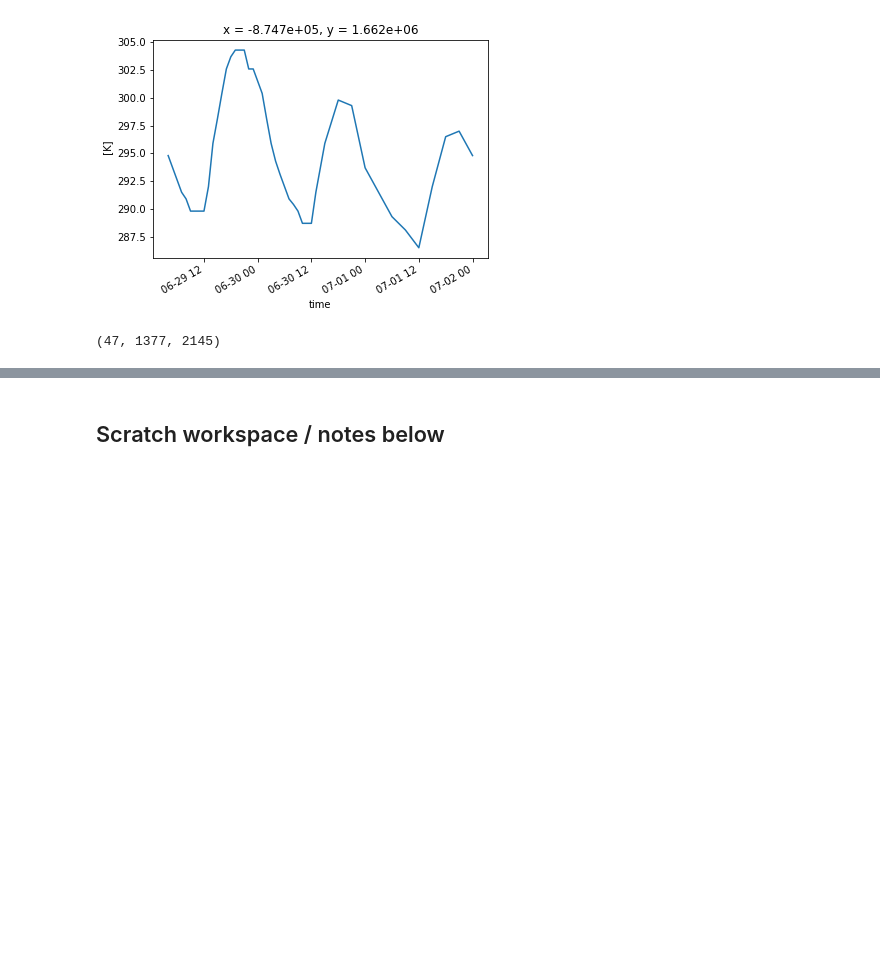
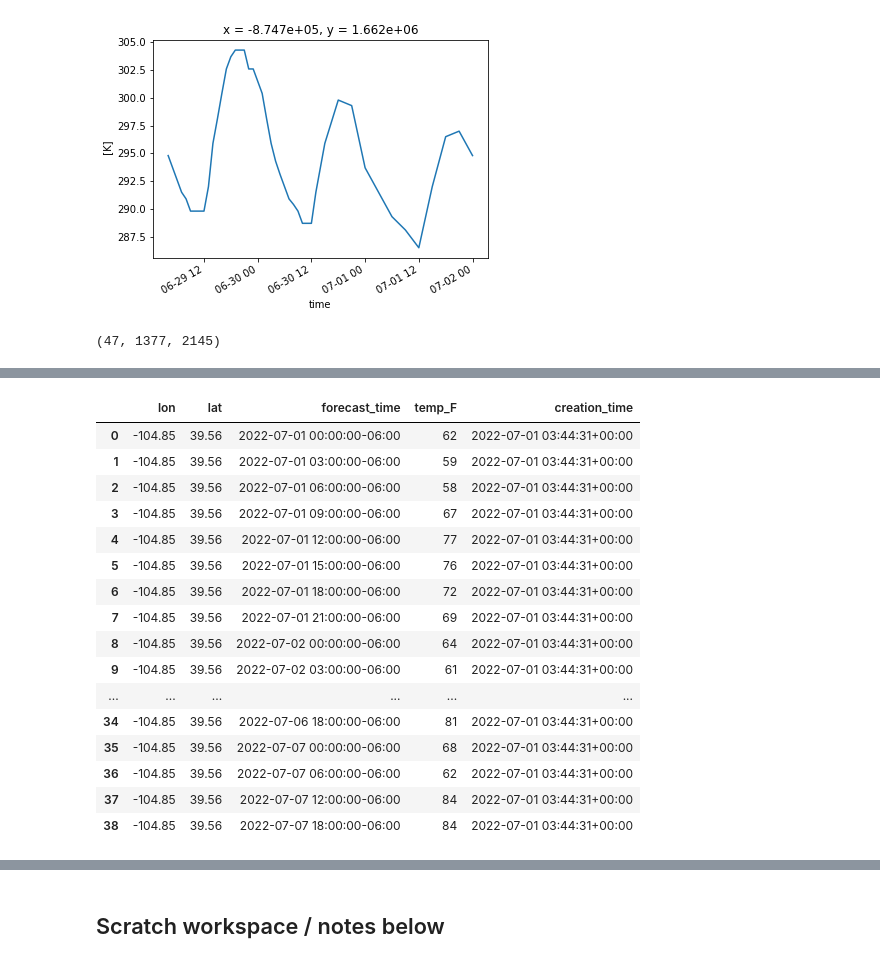
Before and after one commit to mharty3/energy_data_capstone, a Jupyter notebook: 00_data_source_exploration/weather_forecast_data.ipynb, the cells around one changed output, grey strips where cells are left out. Saved outputs shown, nothing was run; the diff lists cells and outputs as text; code cells hidden in the pictures; blank space fills up the shorter version.

```diff
--- a/00_data_source_exploration/weather_forecast_data.ipynb
+++ b/00_data_source_exploration/weather_forecast_data.ipynb
@@ -310,0 +373,55 @@ forecast_cube.shape
+# %%
+tree = ET.parse('WEATHER_RESPONSE.xml')
+root = tree.getroot()
+for item in root.findall('.head/product/creation-date'):
+    creation_time = item.text
+
+for item in root.findall('.data/location/point'):
+    lat = item.attrib.get('latitude')
+    lon = item.attrib.get('longitude')
+
+fcst_times = list()
+for item in root.findall('.data/time-layout/start-valid-time'):
+    fcst_times.append(item.text)
+
+temps = list()
+for item in root.findall('.data/parameters/temperature/value'):
+    temps.append(item.text)
+
+
+assert len(temps) == len(fcst_times)
+
+forecast_df = (pd.DataFrame(data = {'lon': lon,
+                                    'lat': lat,
+                                    'forecast_time': fcst_times,
+                                    'temp_F': temps,
+                                    'creation_time': creation_time})
+                .assign(forecast_time=lambda df_: pd.to_datetime(df_['forecast_time']),
+                        lon=lambda df_: df_['lon'].astype(float),
+                        lat=lambda df_: df_['lat'].astype(float),
+                        temp_F=lambda df_: df_['temp_F'].astype(int),
+                        creation_time=lambda df_: pd.to_datetime(df_['creation_time']),
+
+
+                       )
+              )
+
+forecast_df
+# %% [output]
+|  | lon | lat | forecast_time | temp_F | creation_time |
+| 0 | -104.85 | 39.56 | 2022-07-01 00:00:00-06:00 | 62 | 2022-07-01 03:44:31+00:00 |
+| 1 | -104.85 | 39.56 | 2022-07-01 03:00:00-06:00 | 59 | 2022-07-01 03:44:31+00:00 |
+| 2 | -104.85 | 39.56 | 2022-07-01 06:00:00-06:00 | 58 | 2022-07-01 03:44:31+00:00 |
+| 3 | -104.85 | 39.56 | 2022-07-01 09:00:00-06:00 | 67 | 2022-07-01 03:44:31+00:00 |
+| 4 | -104.85 | 39.56 | 2022-07-01 12:00:00-06:00 | 77 | 2022-07-01 03:44:31+00:00 |
+| 5 | -104.85 | 39.56 | 2022-07-01 15:00:00-06:00 | 76 | 2022-07-01 03:44:31+00:00 |
+| 6 | -104.85 | 39.56 | 2022-07-01 18:00:00-06:00 | 72 | 2022-07-01 03:44:31+00:00 |
+| 7 | -104.85 | 39.56 | 2022-07-01 21:00:00-06:00 | 69 | 2022-07-01 03:44:31+00:00 |
+| 8 | -104.85 | 39.56 | 2022-07-02 00:00:00-06:00 | 64 | 2022-07-01 03:44:31+00:00 |
+| 9 | -104.85 | 39.56 | 2022-07-02 03:00:00-06:00 | 61 | 2022-07-01 03:44:31+00:00 |
+| ... | ... | ... | ... | ... | ... |
+| 34 | -104.85 | 39.56 | 2022-07-06 18:00:00-06:00 | 81 | 2022-07-01 03:44:31+00:00 |
+| 35 | -104.85 | 39.56 | 2022-07-07 00:00:00-06:00 | 68 | 2022-07-01 03:44:31+00:00 |
+| 36 | -104.85 | 39.56 | 2022-07-07 06:00:00-06:00 | 62 | 2022-07-01 03:44:31+00:00 |
+| 37 | -104.85 | 39.56 | 2022-07-07 12:00:00-06:00 | 84 | 2022-07-01 03:44:31+00:00 |
+| 38 | -104.85 | 39.56 | 2022-07-07 18:00:00-06:00 | 84 | 2022-07-01 03:44:31+00:00 |
```
Also changed, not shown: parts of 6 cells of this notebook, 1 other file.
